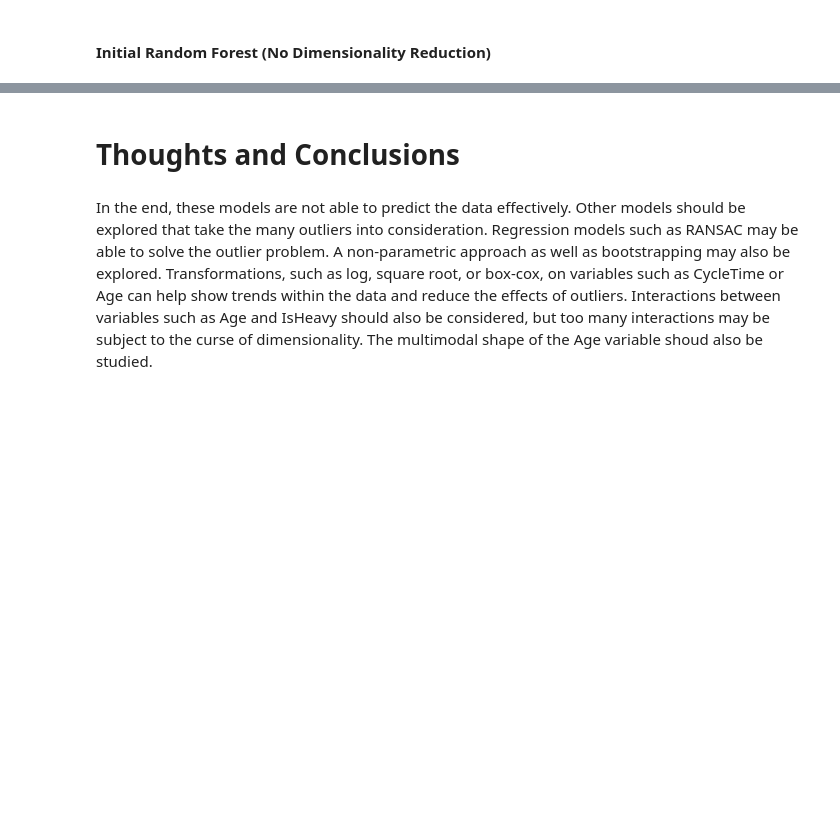
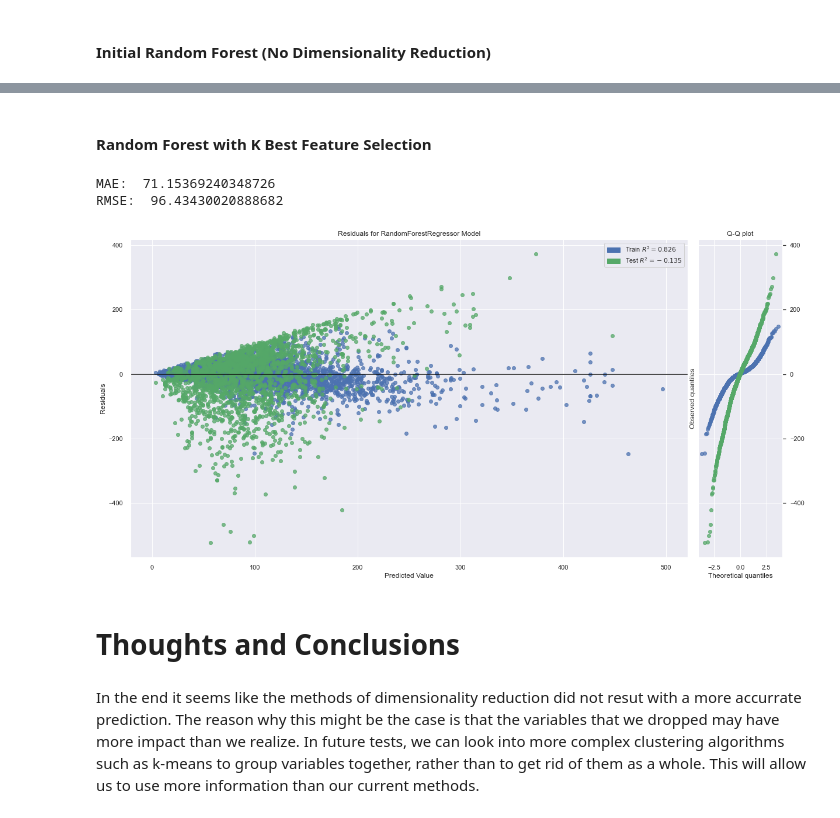
Before and after one commit to londonkasper/MLP04, a Jupyter notebook: PA04.ipynb, the cells around one changed output, grey strips where cells are left out. Drawn from its saved outputs; the diff is of its cells as text; code cells hidden in the pictures; blank space fills up the shorter version.

```diff
--- a/PA04.ipynb
+++ b/PA04.ipynb
@@ -346,0 +398,5 @@ The dataset provided only has one numeric datatype (Age), but multiple categoric
+# %%
+fs = SelectKBest(score_func=mutual_info_classif, k=numk)
+fs.fit(xtrain, ytrain)
+X_train_fs = fs.transform(xtrain)
+X_test_fs = fs.transform(xtest)
@@ -377,4 +447,18 @@ RMSE:  78.70737671346971
+# %% [markdown]
+#### Random Forest with K Best Feature Selection
+# %%
+forest_kbest_YHat = forest_reg_kbest.predict(X_test_fs)
+forest_kbest_MAE = metrics.mean_absolute_error(y_test, forest_kbest_YHat)
+forest_kbest_MSE = metrics.mean_squared_error(y_test, forest_kbest_YHat)
+forest_kbest_RMSE = np.sqrt(forest_kbest_MSE)
+print("MAE: ", forest_kbest_MAE)
+print("RMSE: ", forest_kbest_RMSE)
+visualizer = residuals_plot(RandomForestRegressor(), X_train_fs, y_train, X_test_fs, y_test, qqplot = True, hist = False)
+# %% [output]
+MAE:  71.15369240348726
+RMSE:  96.43430020888682
+[figure, added]
 # %% [markdown]
 # Thoughts and Conclusions
 # %% [markdown]
-In the end, these models are not able to predict the data effectively. Other models should be explored that take the many outliers into consideration. Regression models such as RANSAC may be able to solve the outlier problem. A non-parametric approach as well as bootstrapping may also be explored. Transformations, such as log, square root, or box-cox, on variables such as CycleTime or Age can help show trends within the data and reduce the effects of outliers. Interactions between variables such as Age and IsHeavy should also be considered, but too many interactions may be subject to the curse of dimensionality. The multimodal shape of the Age variable shoud also be studied.
+In the end it seems like the methods of dimensionality reduction did not resut with a more accurrate prediction. The reason why this might be the case is that the variables that we dropped may have more impact than we realize. In future tests, we can look into more complex clustering algorithms such as k-means to group variables together, rather than to get rid of them as a whole. This will allow us to use more information than our current methods.
```
Also changed, not shown: parts of 21 cells of this notebook.
